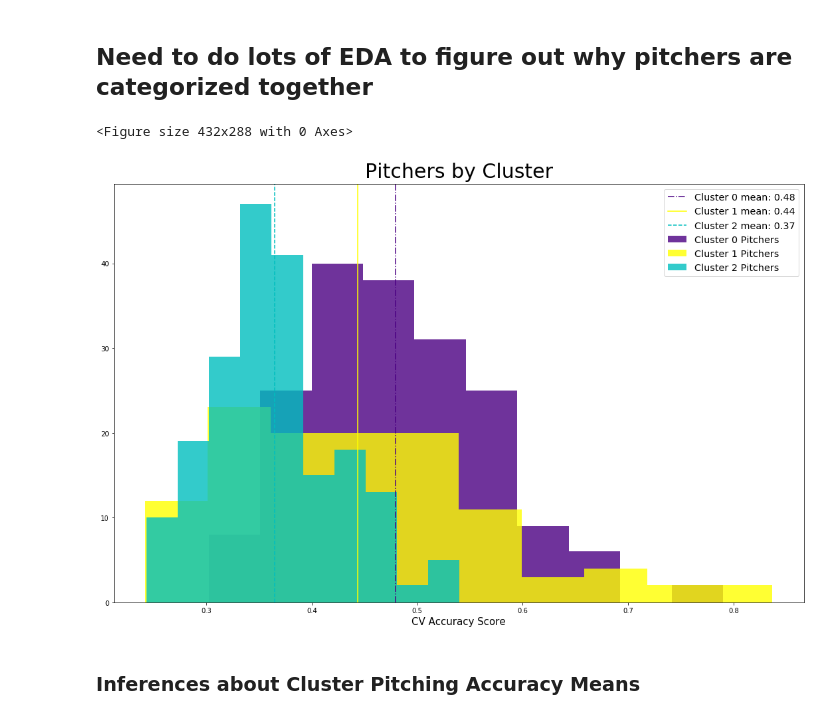
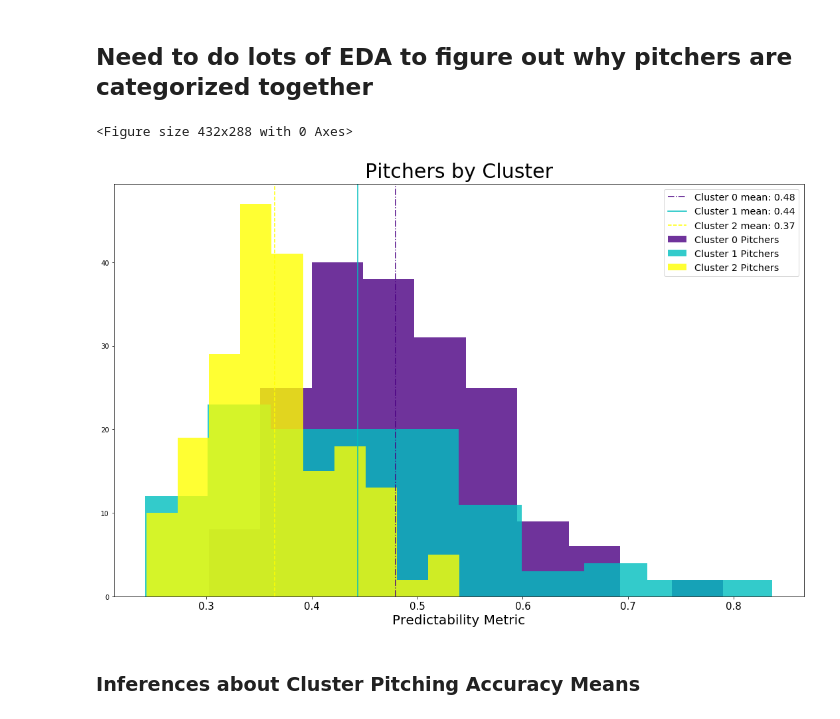
Before and after one commit to morganabbitt/MLB-Pitches, a Jupyter notebook: Notebooks/Unsupervised_Clustering_pitchers.ipynb, the cells around one changed output. Cells and saved outputs as stored; diff of their text form; code cells hidden in the pictures.

```diff
--- a/Notebooks/Unsupervised_Clustering_pitchers.ipynb
+++ b/Notebooks/Unsupervised_Clustering_pitchers.ipynb
@@ -424,21 +419,23 @@ label_0 = df_accuracy_pitchers[df_accuracy_pitchers['kmeans_3'] == 0]
 label_1 = df_accuracy_pitchers[df_accuracy_pitchers['kmeans_3'] == 1]
 label_2 = df_accuracy_pitchers[df_accuracy_pitchers['kmeans_3'] == 2]
 # %%
+#plotting their historgrams for one another
 plt.set_cmap('viridis')
 plt.figure(figsize=(15, 10))
 plt.hist(label_0['accuracy'], label='Cluster 0 Pitchers', alpha=0.8, color='indigo')
-plt.hist(label_1['accuracy'], label='Cluster 1 Pitchers', alpha=0.8, color='yellow')
-plt.hist(label_2['accuracy'], label='Cluster 2 Pitchers', alpha=0.8, color='c')
+plt.hist(label_1['accuracy'], label='Cluster 1 Pitchers', alpha=0.8, color='c')
+plt.hist(label_2['accuracy'], label='Cluster 2 Pitchers', alpha=0.8, color='yellow')
 
 plt.axvline(np.mean(label_0['accuracy']), ls= '-.', label='Cluster 0 mean: {:2.2f}'.format(np.mean(label_0['accuracy'])), c='indigo')
-plt.axvline(np.mean(label_1['accuracy']), ls='-', label='Cluster 1 mean: {:2.2f}'.format(np.mean(label_1['accuracy'])), c='yellow')
-plt.axvline(np.mean(label_2['accuracy']), ls='--', label='Cluster 2 mean: {:2.2f}'.format(np.mean(label_2['accuracy'])), c='c')
-plt.xlabel('Accuracy Score', size=15)
+plt.axvline(np.mean(label_1['accuracy']), ls='-', label='Cluster 1 mean: {:2.2f}'.format(np.mean(label_1['accuracy'])), c='c')
+plt.axvline(np.mean(label_2['accuracy']), ls='--', label='Cluster 2 mean: {:2.2f}'.format(np.mean(label_2['accuracy'])), c='yellow')
+plt.xlabel('Predictability Metric', size=20)
+plt.xticks(size=15)
 plt.title('Pitchers by Cluster', size=30, pad=10)
 plt.legend(fontsize='x-large')
 plt.tight_layout()
 #plt.set_cmap('viridis')
 plt.savefig('../Graphics/pitcher_historgam_bycluster.png', dpi=100)
 # %% [output]
 <Figure size 432x288 with 0 Axes>
-[figure, old version]
+[figure, new version]
```
Also changed, not shown: parts of 30 cells of this notebook, 11 other files.
